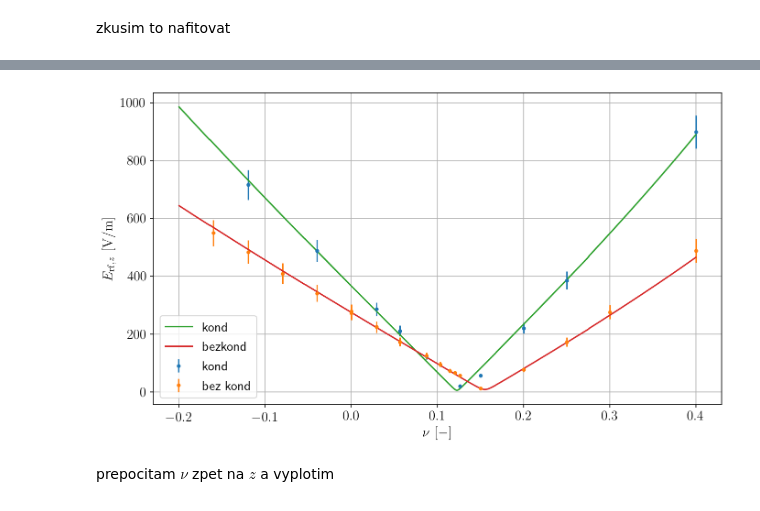
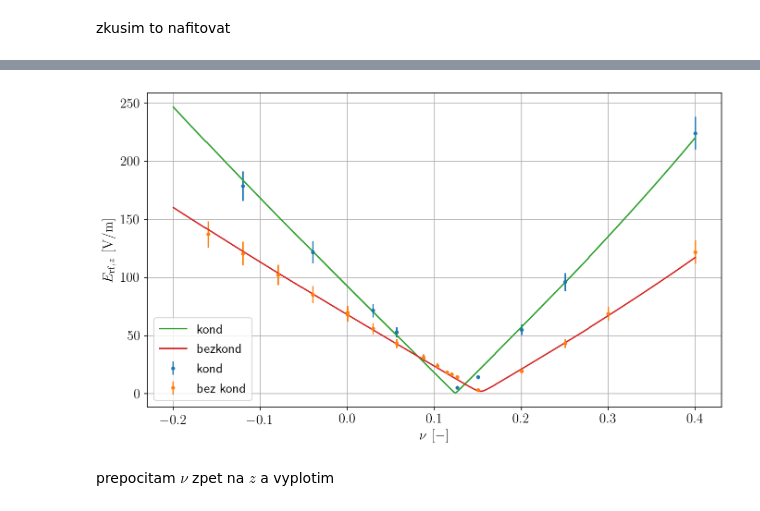
Before and after one commit to dvadlejch/Julia_vypocty_diplomka, a Jupyter notebook: micromotion_measurements/axial_EMM_model_vs_experiment.ipynb, the cells around one changed output, grey strips where cells are left out. Cells and saved outputs as stored; diff of their text form; code cells hidden in the pictures.

```diff
--- a/micromotion_measurements/axial_EMM_model_vs_experiment.ipynb
+++ b/micromotion_measurements/axial_EMM_model_vs_experiment.ipynb
@@ -988,14 +1044,23 @@ def fit_resid_E_amp_cond_bezcond(x, nu_data_cond, nu_data_bezcond, E_amp_data_co
 from scipy.optimize import least_squares
 
 # x0 = np.array( [200, 200, -200, 80, 0.1, 0.1] )
-x0 = np.array( [700, 500, -200, 1] )
+# x0 = np.array( [700, 500, -200, 1] )
+# x0 = np.array( [700, 500, -200] )
+# x0 = np.array( [700, 500] )
+# x0 = np.array( [600, 500, -40, 0.9] )
+x0 = np.array( [700, 500, -200, 0.5] )
 
 # bbounds = ([150,150,-200, 1, 0, 0],[1000,1000,200, 100, 2*np.pi, 2*np.pi] )
-bbounds = ([150,150,-200, 0.1],[1000,1000,200, 100] )
+# bbounds = ([300,300,-200, 0.1],[800,800,200, 100] )
+# bbounds = ([180,180,-200],[800,800,200] )
+# bbounds = ([180,100],[800,800] )
+# bbounds = ([180,150,-200, 0.8],[800,800,200, 5] )
+bbounds = ([180,100,-200, 0.1],[800,800,200, 10] )
+
 
 # fit = least_squares(fit_resid_E_amp_cond_bezcond, x0, args=(nu_cond, nu_bezcond, E_rf_cond, E_rf) , ftol=1e-10, xtol=1e-10)
 fit = least_squares(fit_resid_E_amp_cond_bezcond, x0, args=(nu_cond, nu_bezcond, E_rf_cond, E_rf) , ftol=1e-10, xtol=1e-10,
                    bounds=bbounds)
-fit.x
-# fit
+# fit.x
+fit
 # %% [output]
@@ -1004,18 +1085,23 @@ array([766.84184896, 510.62265908, -80.84254716,   4.00886423])
 # napeti a faze na elektrodach pasti kond
 Vrf_1 = fit.x[0]
 Vrf_3 = Vrf_1
-Vrf_5 = 31.5
-Vrf_6 = 31.5
+# Vrf_5 = 31.5
+# Vrf_6 = 31.5
+Vrf_5 = 31.5 * fit.x[3]
+Vrf_6 = 31.5 * fit.x[3]
+# Vrf_5 = 31.5 *1.35
+# Vrf_6 = 31.5 *1.35
 Vrf_cond = np.array( [Vrf_1, Vrf_3, Vrf_5, Vrf_6] )
 
 phi_2 = 0
-phi_56 = 0.2
+phi_56 = 0.1
 
 phi_cond = np.array( [0, phi_2, phi_56] )
 
 delta_z_ax = [fit.x[2]/2, fit.x[2]/2]
-exper_data_scale = fit.x[3]
-# exper_data_scale = 4
+# delta_z_ax = [-30.18434164, -30.18434164]
+# exper_data_scale = fit.x[3]
+exper_data_scale = 1
 
 nu_range = np.linspace(-0.2, 0.4, 2000)
 E_rf_amp_cond = E_rf_asym_amp_nu(Vrf_cond, phi_cond, delta_z_ax,nu_range,(E_field_rad_jedna , E_field_ax_5, E_field_ax_6) )
@@ -1024,39 +1110,43 @@ E_rf_amp_cond = E_rf_asym_amp_nu(Vrf_cond, phi_cond, delta_z_ax,nu_range,(E_fiel
 # napeti a faze na elektrodach pasti kond
 Vrf_1 = fit.x[1]
 Vrf_3 = Vrf_1
-Vrf_5 = 42.5
-Vrf_6 = 50
+# Vrf_5 = 42.5
+# Vrf_6 = 50
+Vrf_5 = 42.5 * fit.x[3]
+Vrf_6 = 50.0 * fit.x[3]
 Vrf_bezcond = np.array( [Vrf_1, Vrf_3, Vrf_5, Vrf_6] )
 
 phi_2 = 0
 phi_56 = 0.1
 
 phi_bezcond = np.array( [0, phi_2, phi_56] )
 
 
 
 # nu_range = np.linspace(-0.2, 0.4, 2000)
 E_rf_amp_bezcond = E_rf_asym_amp_nu(Vrf_bezcond, phi_bezcond, delta_z_ax,nu_range,(E_field_rad_jedna , E_field_ax_5, E_field_ax_6) )
 
 
 my_dpi = 150
 siz = 100
 sizex = 16*siz
 sizey = 9*siz
 
 plt.figure(figsize=(sizex/my_dpi, sizey/my_dpi), dpi=my_dpi)
-plt.errorbar(nu_cond, exper_data_scale*E_rf_cond, yerr=exper_data_scale*E_rf_cond_sigma, fmt='.', label=r'kond')
+# plt.errorbar(nu_cond, exper_data_scale*E_rf_cond, yerr=exper_data_scale*E_rf_cond_sigma, fmt='.', label=r'kond')
+# plt.errorbar(nu_bezcond, exper_data_scale*E_rf, yerr=exper_data_scale*E_rf_sigma,  fmt='.', label=r'bez kond')
+plt.errorbar(nu_cond, E_rf_cond, yerr=E_rf_cond_sigma, fmt='.', label=r'kond')
 plt.errorbar(nu_bezcond, exper_data_scale*E_rf, yerr=exper_data_scale*E_rf_sigma,  fmt='.', label=r'bez kond')
 plt.plot(nu_range, E_rf_amp_cond, label=r'kond')
 plt.plot(nu_range, E_rf_amp_bezcond, label=r'bezkond')
 
 plt.xlabel(r"$ \nu \, \, \rm [-]$")
 plt.ylabel(r"$ E_{\rm rf, \it z} \, \, \rm [V/m]$")
 
 plt.legend()
 plt.grid()
 # %% [output]
-[figure, old version]
+[figure, new version]
 # %% [markdown]
 prepocitam $\nu$ zpet na $z$ a vyplotim
 # %%
```
Also changed, not shown: parts of 27 cells of this notebook, 18 other files.
